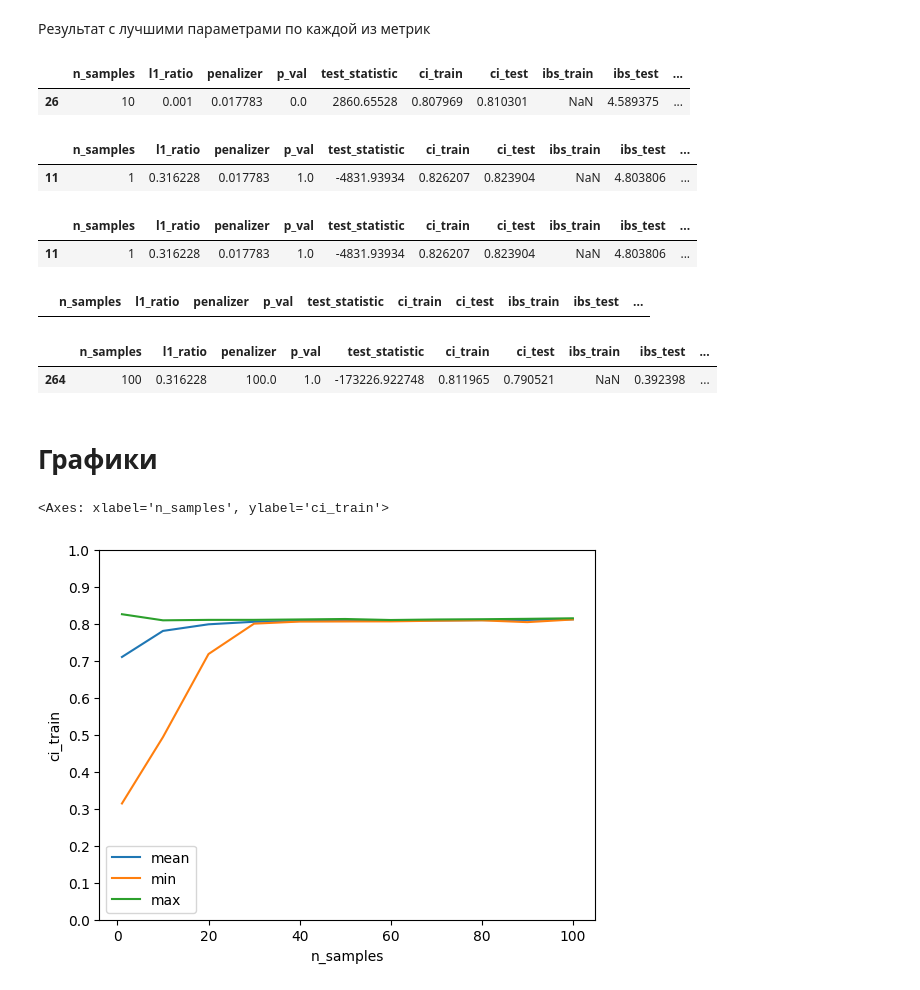
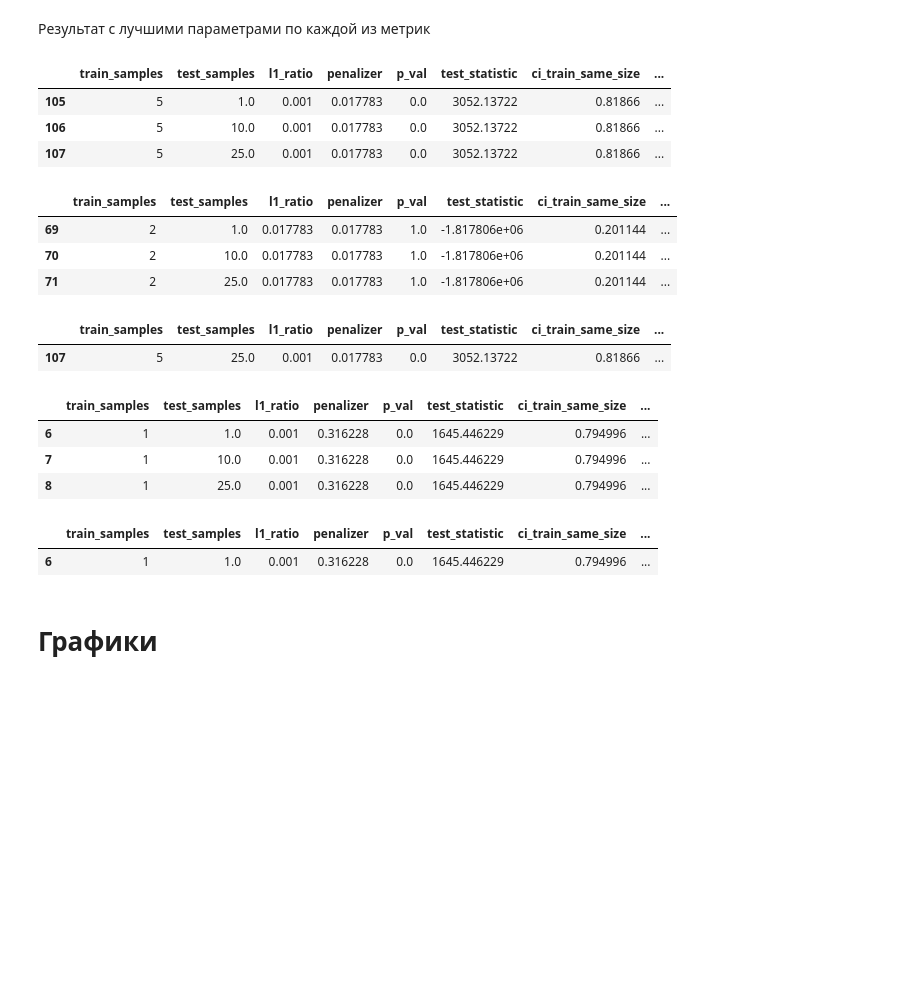
Before and after one commit to iuliivasilev/sys-ttf, a Jupyter notebook: demonstration/GridSearch.ipynb, the cells around one changed output. Cells and saved outputs as stored; diff of their text form; code cells hidden in the pictures; blank space fills up the shorter version.

```diff
--- a/demonstration/GridSearch.ipynb
+++ b/demonstration/GridSearch.ipynb
@@ -6,0 +5,2 @@ df = pd.read_csv('grid_search.csv')
+# %%
+df = pd.read_csv('grid_search_old_and_good.csv')
@@ -50,26 +60,33 @@ pd.DataFrame(df[df['error'] == 1].groupby(['l1_ratio', 'penalizer']).size())
 # %%
 df[df['test_statistic'] == df['test_statistic'].max()]
 # %% [output]
-|  | n_samples | l1_ratio | penalizer | p_val | test_statistic | ci_train | ci_test | ibs_train | ibs_test | ... |
-| 26 | 10 | 0.001 | 0.017783 | 0.0 | 2860.65528 | 0.807969 | 0.810301 | NaN | 4.589375 | ... |
+|  | train_samples | test_samples | l1_ratio | penalizer | p_val | test_statistic | ci_train_same_size | ... |
+| 105 | 5 | 1.0 | 0.001 | 0.017783 | 0.0 | 3052.13722 | 0.81866 | ... |
+| 106 | 5 | 10.0 | 0.001 | 0.017783 | 0.0 | 3052.13722 | 0.81866 | ... |
+| 107 | 5 | 25.0 | 0.001 | 0.017783 | 0.0 | 3052.13722 | 0.81866 | ... |
-# %%
-df[df['ci_train'] == df['ci_train'].max()]
-# %% [output]
-|  | n_samples | l1_ratio | penalizer | p_val | test_statistic | ci_train | ci_test | ibs_train | ibs_test | ... |
-| 11 | 1 | 0.316228 | 0.017783 | 1.0 | -4831.93934 | 0.826207 | 0.823904 | NaN | 4.803806 | ... |
+# %%
+df[df['ci_train_same_size'] == df['ci_train_same_size'].min()]
+# %% [output]
+|  | train_samples | test_samples | l1_ratio | penalizer | p_val | test_statistic | ci_train_same_size | ... |
+| 69 | 2 | 1.0 | 0.017783 | 0.017783 | 1.0 | -1.817806e+06 | 0.201144 | ... |
+| 70 | 2 | 10.0 | 0.017783 | 0.017783 | 1.0 | -1.817806e+06 | 0.201144 | ... |
+| 71 | 2 | 25.0 | 0.017783 | 0.017783 | 1.0 | -1.817806e+06 | 0.201144 | ... |
 # %%
 df[df['ci_test'] == df['ci_test'].max()]
 # %% [output]
-|  | n_samples | l1_ratio | penalizer | p_val | test_statistic | ci_train | ci_test | ibs_train | ibs_test | ... |
-| 11 | 1 | 0.316228 | 0.017783 | 1.0 | -4831.93934 | 0.826207 | 0.823904 | NaN | 4.803806 | ... |
+|  | train_samples | test_samples | l1_ratio | penalizer | p_val | test_statistic | ci_train_same_size | ... |
+| 107 | 5 | 25.0 | 0.001 | 0.017783 | 0.0 | 3052.13722 | 0.81866 | ... |
 # %%
-df[df['ibs_train'] == df['ibs_train'].min()]
+df[df['ibs_train_same_size'] == df['ibs_train_same_size'].min()]
 # %% [output]
-|  | n_samples | l1_ratio | penalizer | p_val | test_statistic | ci_train | ci_test | ibs_train | ibs_test | ... |
+|  | train_samples | test_samples | l1_ratio | penalizer | p_val | test_statistic | ci_train_same_size | ... |
+| 6 | 1 | 1.0 | 0.001 | 0.316228 | 0.0 | 1645.446229 | 0.794996 | ... |
+| 7 | 1 | 10.0 | 0.001 | 0.316228 | 0.0 | 1645.446229 | 0.794996 | ... |
+| 8 | 1 | 25.0 | 0.001 | 0.316228 | 0.0 | 1645.446229 | 0.794996 | ... |
 # %%
 df[(df['ibs_test'] == df['ibs_test'].min())]
 # %% [output]
-|  | n_samples | l1_ratio | penalizer | p_val | test_statistic | ci_train | ci_test | ibs_train | ibs_test | ... |
-| 264 | 100 | 0.316228 | 100.0 | 1.0 | -173226.922748 | 0.811965 | 0.790521 | NaN | 0.392398 | ... |
+|  | train_samples | test_samples | l1_ratio | penalizer | p_val | test_statistic | ci_train_same_size | ... |
+| 6 | 1 | 1.0 | 0.001 | 0.316228 | 0.0 | 1645.446229 | 0.794996 | ... |
 # %% [markdown]
 # Графики
@@ -81,5 +105,0 @@ def draw_pandas_plot(df, metric, ticks):
-# %%
-draw_pandas_plot(df, 'ci_train', np.arange(0, 1.1, 0.1))
-# %% [output]
-<Axes: xlabel='n_samples', ylabel='ci_train'>
-[figure, removed]
```
Also changed, not shown: parts of 29 cells of this notebook.
